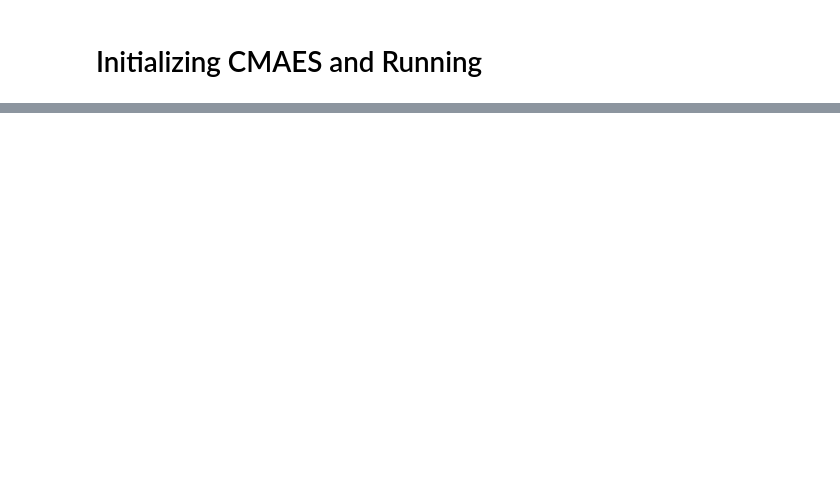
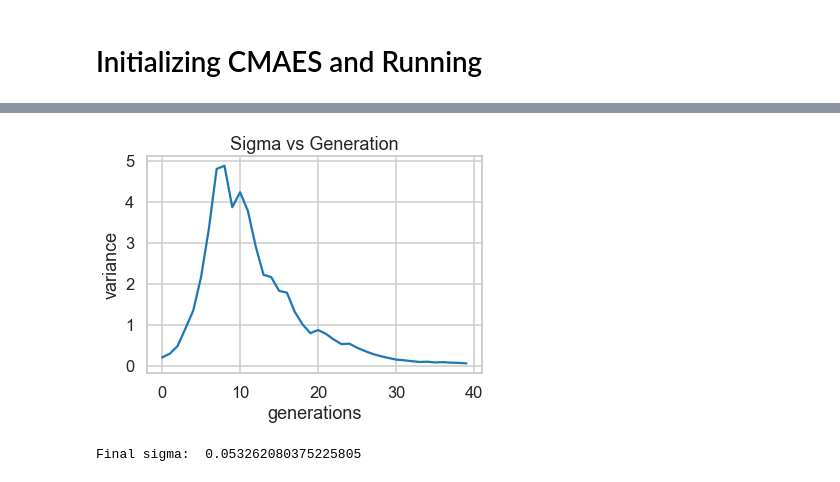
Before and after one commit to luketl2/ME-447-Project-1, a Jupyter notebook: code/Problem4/Problem4_CMA.ipynb, the cells around one changed output, grey strips where cells are left out. Drawn from its saved outputs; the diff is of its cells as text; code cells hidden in the pictures; blank space fills up the shorter version.

```diff
--- a/code/Problem4/Problem4_CMA.ipynb
+++ b/code/Problem4/Problem4_CMA.ipynb
@@ -258,0 +256,5 @@ HTML(anim.to_html5_video())
+# %%
+cma_es.plot_sigma()
+# %% [output]
+[figure, added]
+Final sigma:  0.053262080375225805
```
Also changed, not shown: parts of 12 cells of this notebook, 3 other files.
